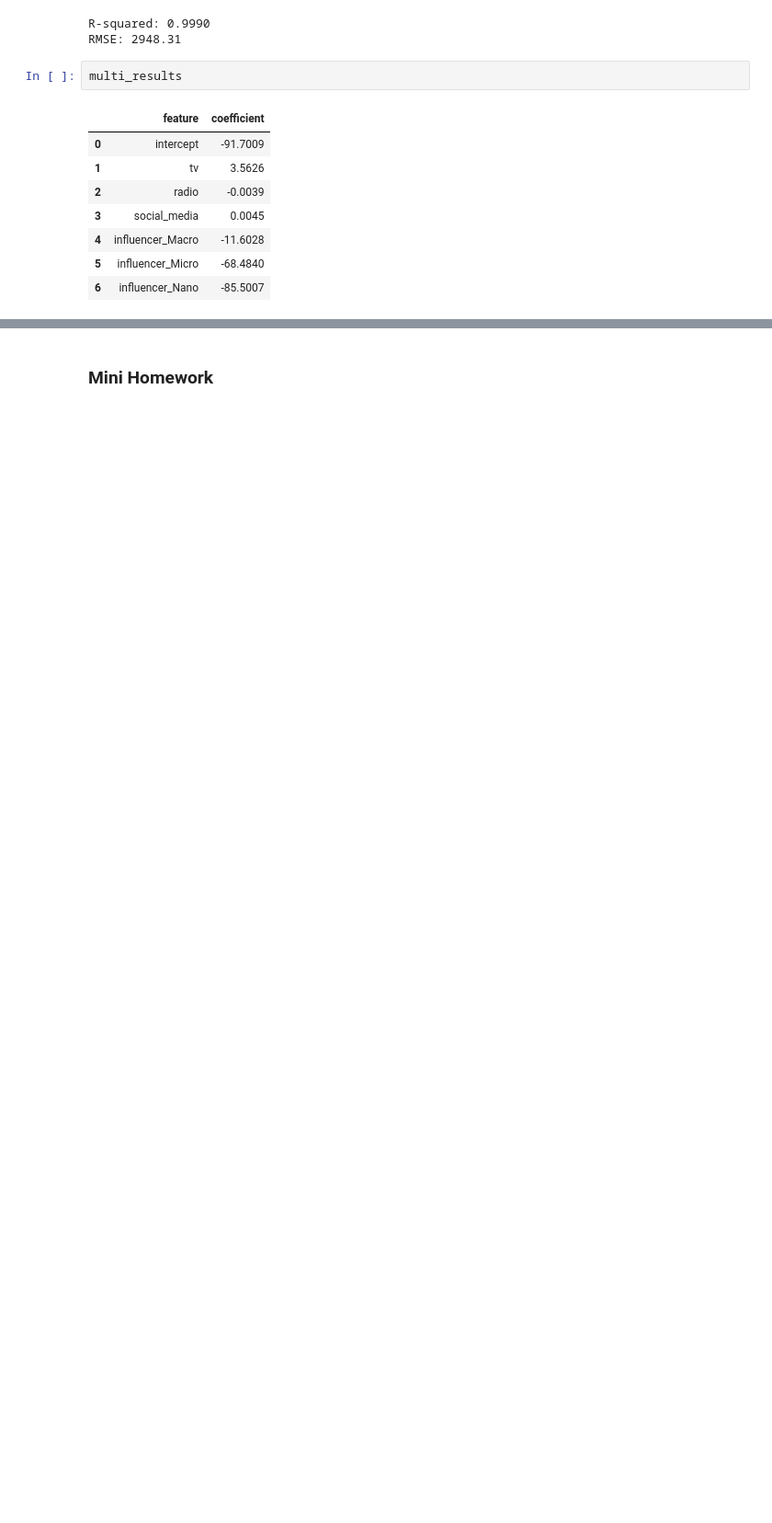
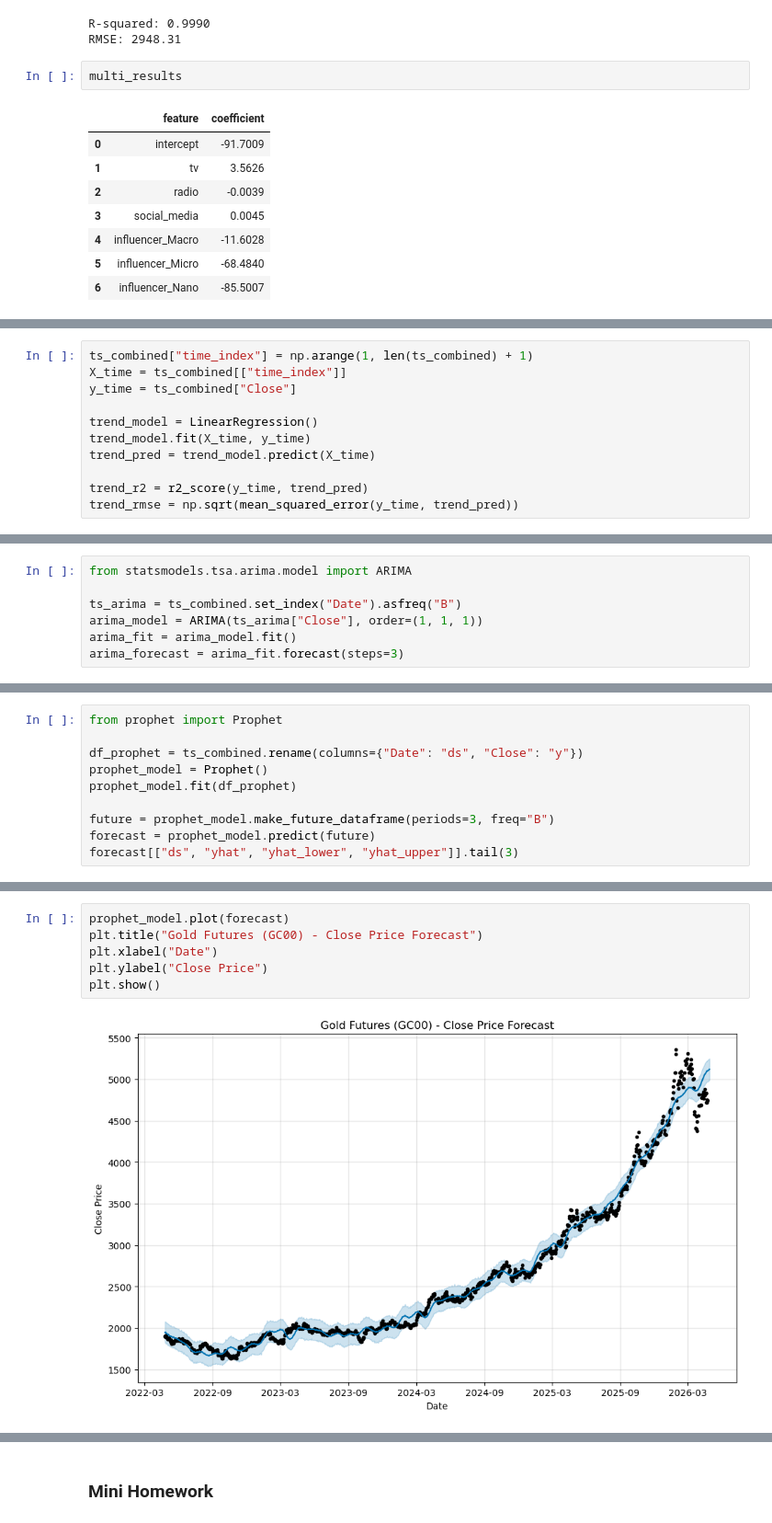
Before and after one commit to VahYavryan/data_analytics_with_phyton, a Jupyter notebook: notebooks/11_2_simple_linear_reggression.ipynb, the cells around one changed output, grey strips where cells are left out. Shown at 92% size. Saved outputs shown, nothing was run; the diff lists cells and outputs as text; blank space fills up the shorter version.

```diff
--- a/notebooks/11_2_simple_linear_reggression.ipynb
+++ b/notebooks/11_2_simple_linear_reggression.ipynb
@@ -254,0 +353,11 @@ multi_results
+# %%
+ts_combined["time_index"] = np.arange(1, len(ts_combined) + 1)
+X_time = ts_combined[["time_index"]]
+y_time = ts_combined["Close"]
+
+trend_model = LinearRegression()
+trend_model.fit(X_time, y_time)
+trend_pred = trend_model.predict(X_time)
+
+trend_r2 = r2_score(y_time, trend_pred)
+trend_rmse = np.sqrt(mean_squared_error(y_time, trend_pred))
@@ -254,0 +376,7 @@ multi_results
+# %%
+from statsmodels.tsa.arima.model import ARIMA
+
+ts_arima = ts_combined.set_index("Date").asfreq("B")
+arima_model = ARIMA(ts_arima["Close"], order=(1, 1, 1))
+arima_fit = arima_model.fit()
+arima_forecast = arima_fit.forecast(steps=3)
@@ -254,0 +392,10 @@ multi_results
+# %%
+from prophet import Prophet
+
+df_prophet = ts_combined.rename(columns={"Date": "ds", "Close": "y"})
+prophet_model = Prophet()
+prophet_model.fit(df_prophet)
+
+future = prophet_model.make_future_dataframe(periods=3, freq="B")
+forecast = prophet_model.predict(future)
+forecast[["ds", "yhat", "yhat_lower", "yhat_upper"]].tail(3)
@@ -254,0 +411,8 @@ multi_results
+# %%
+prophet_model.plot(forecast)
+plt.title("Gold Futures (GC00) - Close Price Forecast")
+plt.xlabel("Date")
+plt.ylabel("Close Price")
+plt.show()
+# %% [output]
+[figure, added]
```
Also changed, not shown: parts of 20 cells of this notebook.
